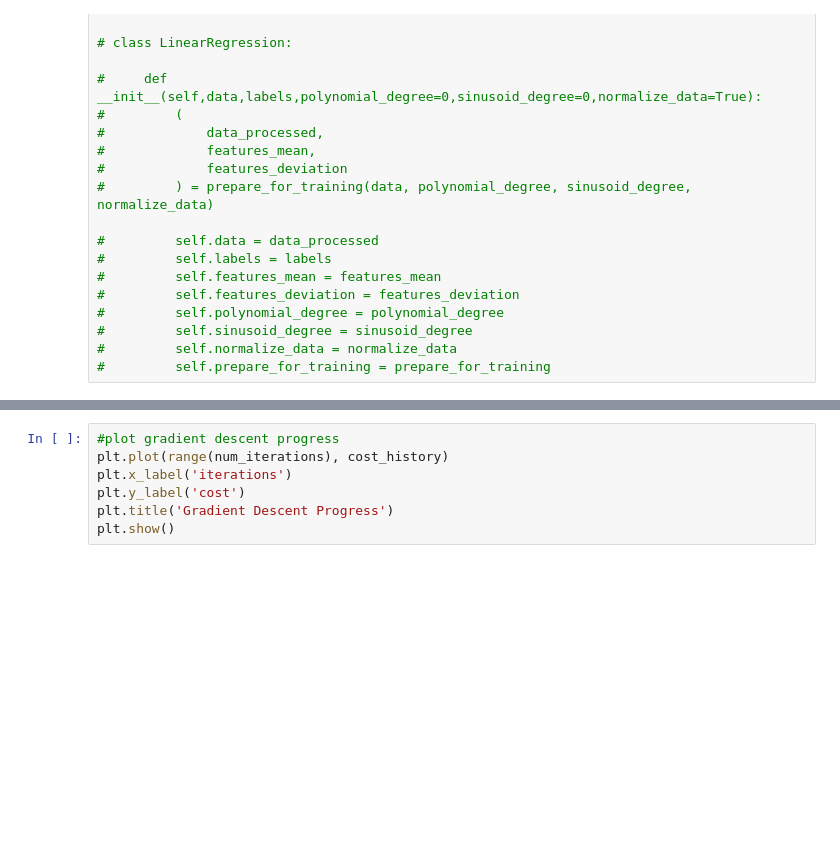
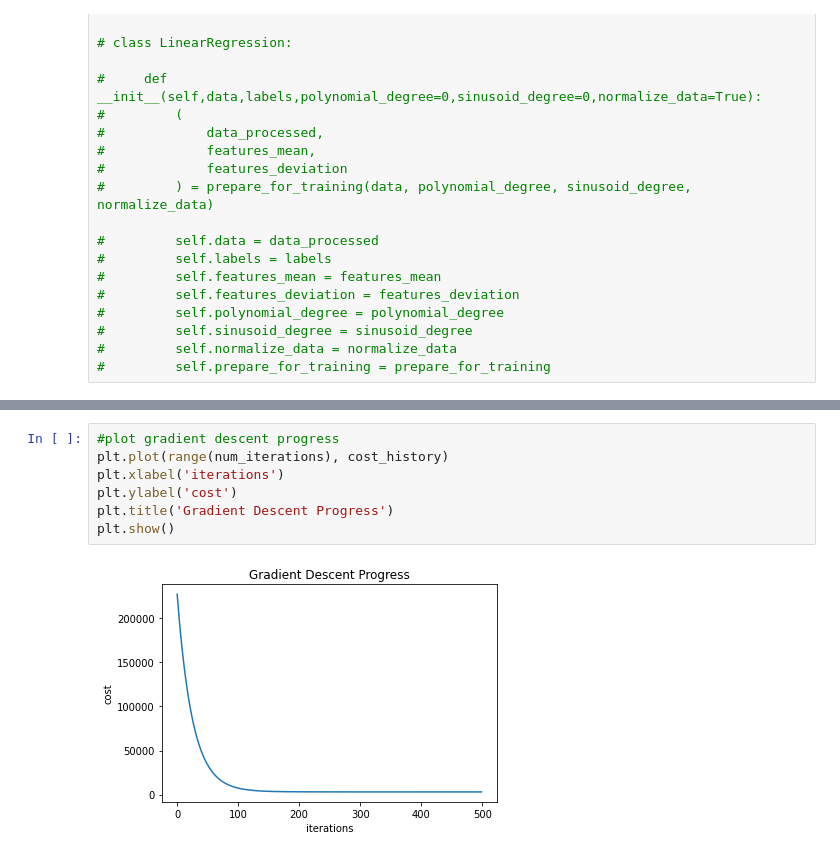
Before and after one commit to malep2007/multivariate-linear-regression, a Jupyter notebook: Multivariate linear regression.ipynb, the cells around one changed output, grey strips where cells are left out. Saved outputs shown, nothing was run; the diff lists cells and outputs as text; blank space fills up the shorter version.

```diff
--- a/Multivariate linear regression.ipynb
+++ b/Multivariate linear regression.ipynb
@@ -164,10 +169,12 @@ ImportError: attempted relative import beyond top-level package
 # %%
 #plot gradient descent progress
 plt.plot(range(num_iterations), cost_history)
-plt.x_label('iterations')
-plt.y_label('cost')
+plt.xlabel('iterations')
+plt.ylabel('cost')
 plt.title('Gradient Descent Progress')
 plt.show()
+# %% [output]
+[figure, added]
 # %%
 train_cost = linear_regression.get_cost(x_train, y_train, regularization_param)
 test_cost = linear_regression.get_cost(x_test, y_test, regularization_param)
```
Also changed, not shown: parts of 3 cells of this notebook, 1 other file.
